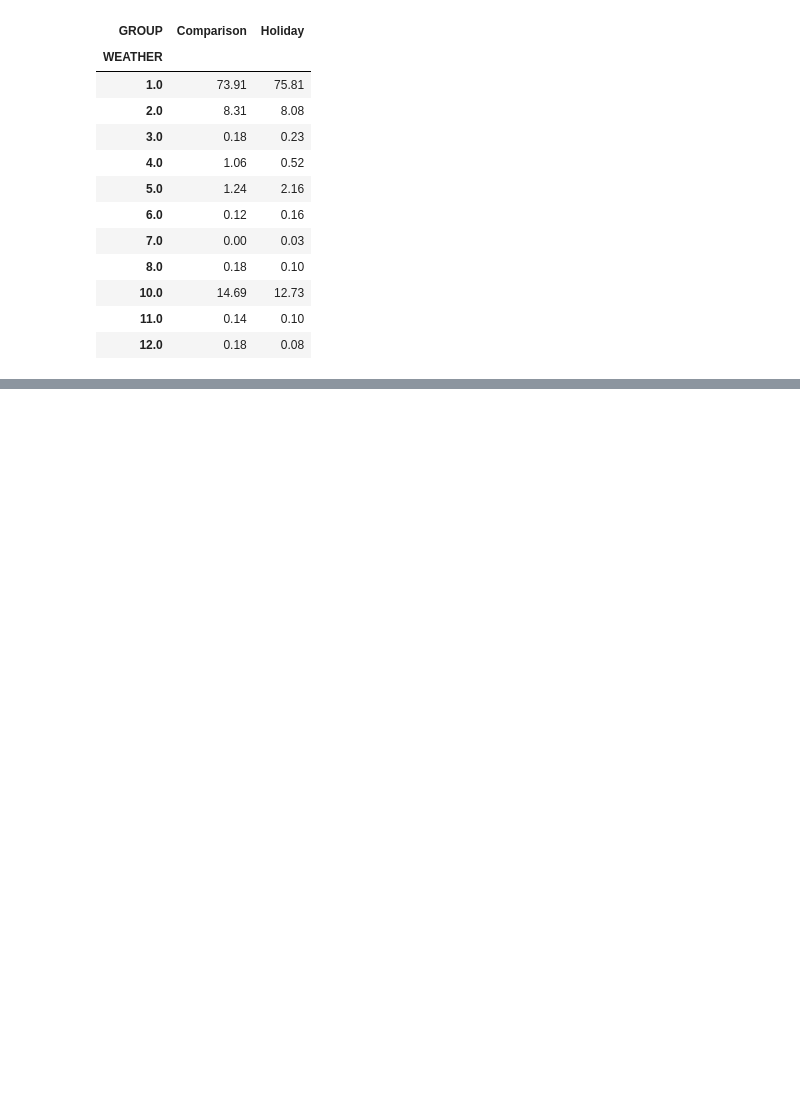
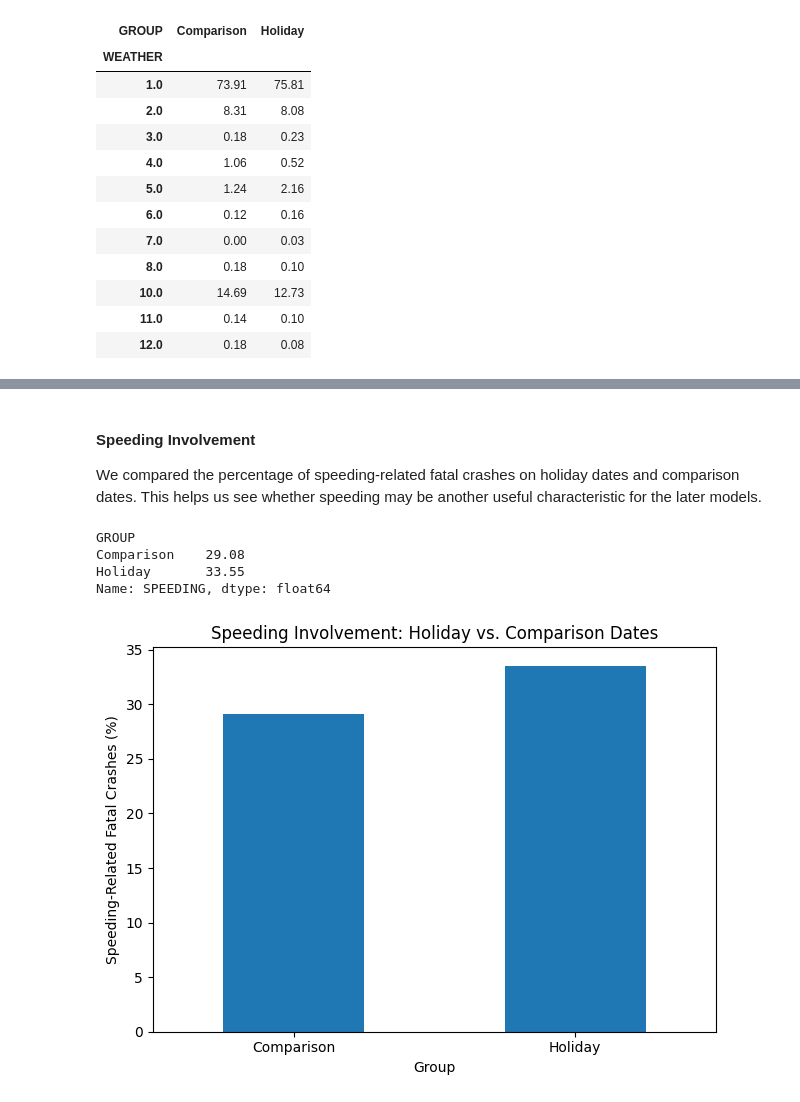
Before and after one commit to Prashriya/DS-325-Final-Project, a Jupyter notebook: FinalProject.ipynb, the cells around one changed output, grey strips where cells are left out. Saved outputs shown, nothing was run; the diff lists cells and outputs as text; code cells hidden in the pictures; blank space fills up the shorter version.

```diff
--- a/FinalProject.ipynb
+++ b/FinalProject.ipynb
@@ -509,0 +678,13 @@ weather_percent.round(2)
+# %%
+speeding_by_crash = (
+    vehicle_data
+    .groupby(["YEAR", "ST_CASE"])["SPEEDING_VEHICLE"]
+    .apply(
+        lambda x: 1
+        if (x == 1).any()
+        else (0 if x.notna().all() else np.nan)
+    )
+    .reset_index(name="SPEEDING")
+)
+
+speeding_by_crash.head()
@@ -509,0 +712,12 @@ weather_percent.round(2)
+# %%
+study_data = study_data.merge(
+    speeding_by_crash,
+    on=["YEAR", "ST_CASE"],
+    how="left",
+    validate="one_to_one"
+)
+
+print("Rows after merge:", len(study_data))
+
+print("\nSpeeding values:")
+print(study_data["SPEEDING"].value_counts(dropna=False))
@@ -509,0 +733,29 @@ weather_percent.round(2)
+# %% [markdown]
+#### Speeding Involvement
+
+We compared the percentage of speeding-related fatal crashes on holiday dates and comparison dates. This helps us see whether speeding may be another useful characteristic for the later models.
+# %%
+speeding_by_group = (
+    study_data
+    .groupby("GROUP")["SPEEDING"]
+    .mean()
+    .mul(100)
+)
+
+speeding_by_group.round(2)
+# %% [output]
+GROUP
+Comparison    29.08
+Holiday       33.55
+Name: SPEEDING, dtype: float64
+# %%
+speeding_by_group.plot(kind="bar")
+
+plt.ylabel("Speeding-Related Fatal Crashes (%)")
+plt.xlabel("Group")
+plt.title("Speeding Involvement: Holiday vs. Comparison Dates")
+plt.xticks(rotation=0)
+plt.tight_layout()
+plt.show()
+# %% [output]
+[figure, added]
```
Also changed, not shown: parts of 14 cells of this notebook.
